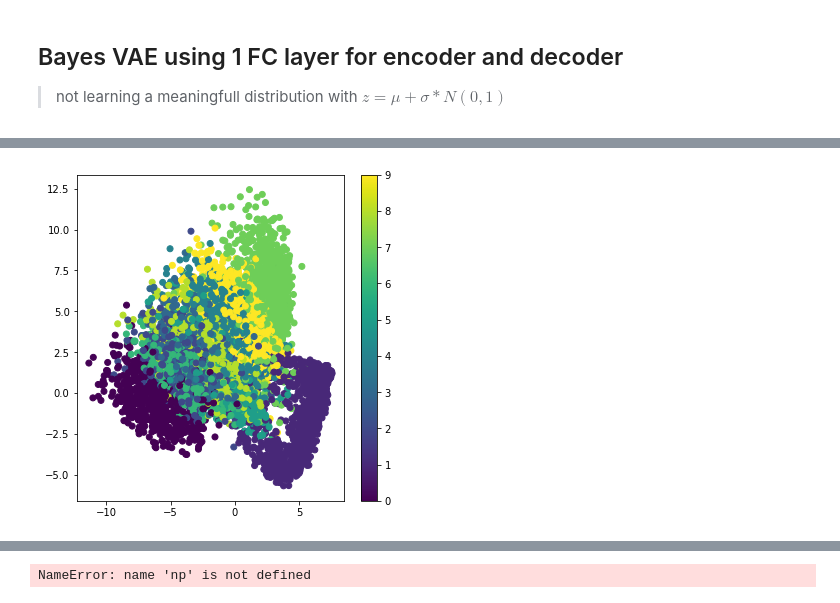
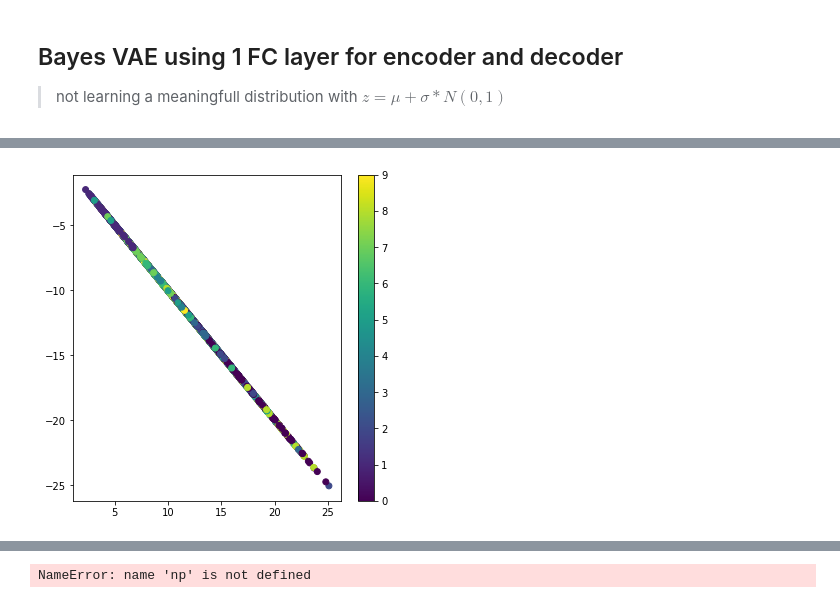
Before and after one commit to gourie/AE, a Jupyter notebook: AE_notebook.ipynb, the cells around one changed output, grey strips where cells are left out. Drawn from its saved outputs; the diff is of its cells as text; code cells hidden in the pictures.

```diff
--- a/AE_notebook.ipynb
+++ b/AE_notebook.ipynb
@@ -486,5 +574,7 @@ KeyboardInterrupt:
 # %%
+# build a model to project inputs on the latent space
+# encoder = Model(x, z_mean)
 # display a 2D plot of the digit classes in the latent space
-scatterplot_latent_space(fcVAE.encoder_model(), x_test, y_test, bs)
+scatterplot_latent_space(encoder, x_test, y_test, bs)
 # %% [output]
-[figure, old version]
+[figure, new version]
```
Also changed, not shown: parts of 6 cells of this notebook.
